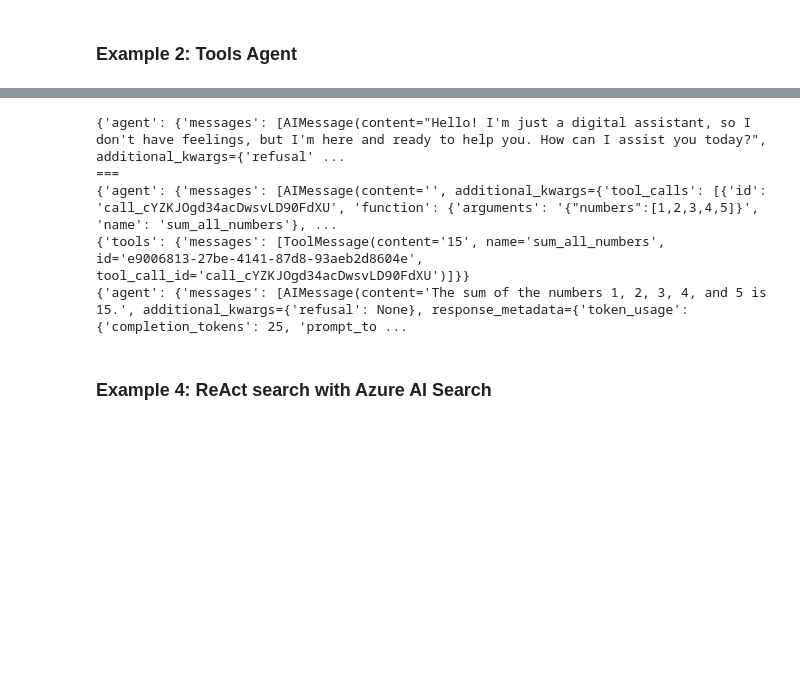
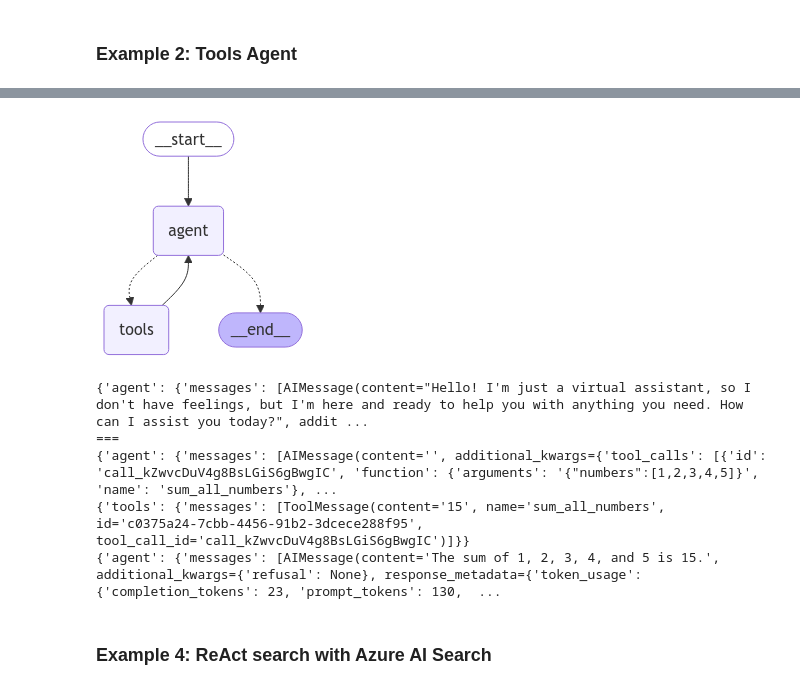
Before and after one commit to chinkan/genai-samples, a Jupyter notebook: notebooks/3-agents/langchain-agent/langchain-agent-example-1.ipynb, the cells around one changed output, grey strips where cells are left out. Saved outputs shown, nothing was run; the diff lists cells and outputs as text; code cells hidden in the pictures; blank space fills up the shorter version.

Commit message:
updated langchain agent

```diff
--- a/notebooks/3-agents/langchain-agent/langchain-agent-example-1.ipynb
+++ b/notebooks/3-agents/langchain-agent/langchain-agent-example-1.ipynb
@@ -117,22 +115,26 @@ Successfully installed langgraph-0.3.8 langgraph-checkpoint-2.0.19 langgraph-pre
 Note: you may need to restart the kernel to use updated packages.
 # %%
 from langgraph.prebuilt import create_react_agent
+from IPython.display import Image, display
 
 agent_executor = create_react_agent(llm, tools)
+
+display(Image(agent_executor.get_graph().draw_mermaid_png()))
 
 for chunk in agent_executor.stream({"messages": "Hi, how are you?"}):
     print(chunk)
 
 print("===")
 
 for chunk in agent_executor.stream({"messages": "What is the sum of 1, 2, 3, 4, 5?"}):
     print(chunk)
 # %% [output]
+[figure, added]
-{'agent': {'messages': [AIMessage(content="Hello! I'm just a digital assistant, so I don't have feelings, but I'm here and ready to help you. How can I assist you today?", additional_kwargs={'refusal' ...
+{'agent': {'messages': [AIMessage(content="Hello! I'm just a virtual assistant, so I don't have feelings, but I'm here and ready to help you with anything you need. How can I assist you today?", addit ...
 ===
-{'agent': {'messages': [AIMessage(content='', additional_kwargs={'tool_calls': [{'id': 'call_cYZKJOgd34acDwsvLD90FdXU', 'function': {'arguments': '{"numbers":[1,2,3,4,5]}', 'name': 'sum_all_numbers'}, ...
-{'tools': {'messages': [ToolMessage(content='15', name='sum_all_numbers', id='e9006813-27be-4141-87d8-93aeb2d8604e', tool_call_id='call_cYZKJOgd34acDwsvLD90FdXU')]}}
-{'agent': {'messages': [AIMessage(content='The sum of the numbers 1, 2, 3, 4, and 5 is 15.', additional_kwargs={'refusal': None}, response_metadata={'token_usage': {'completion_tokens': 25, 'prompt_to ...
+{'agent': {'messages': [AIMessage(content='', additional_kwargs={'tool_calls': [{'id': 'call_kZwvcDuV4g8BsLGiS6gBwgIC', 'function': {'arguments': '{"numbers":[1,2,3,4,5]}', 'name': 'sum_all_numbers'}, ...
+{'tools': {'messages': [ToolMessage(content='15', name='sum_all_numbers', id='c0375a24-7cbb-4456-91b2-3dcece288f95', tool_call_id='call_kZwvcDuV4g8BsLGiS6gBwgIC')]}}
+{'agent': {'messages': [AIMessage(content='The sum of 1, 2, 3, 4, and 5 is 15.', additional_kwargs={'refusal': None}, response_metadata={'token_usage': {'completion_tokens': 23, 'prompt_tokens': 130,  ...
 # %% [markdown]
 ### Example 4: ReAct search with Azure AI Search
 # %%
```
Also changed, not shown: parts of 7 cells of this notebook.
